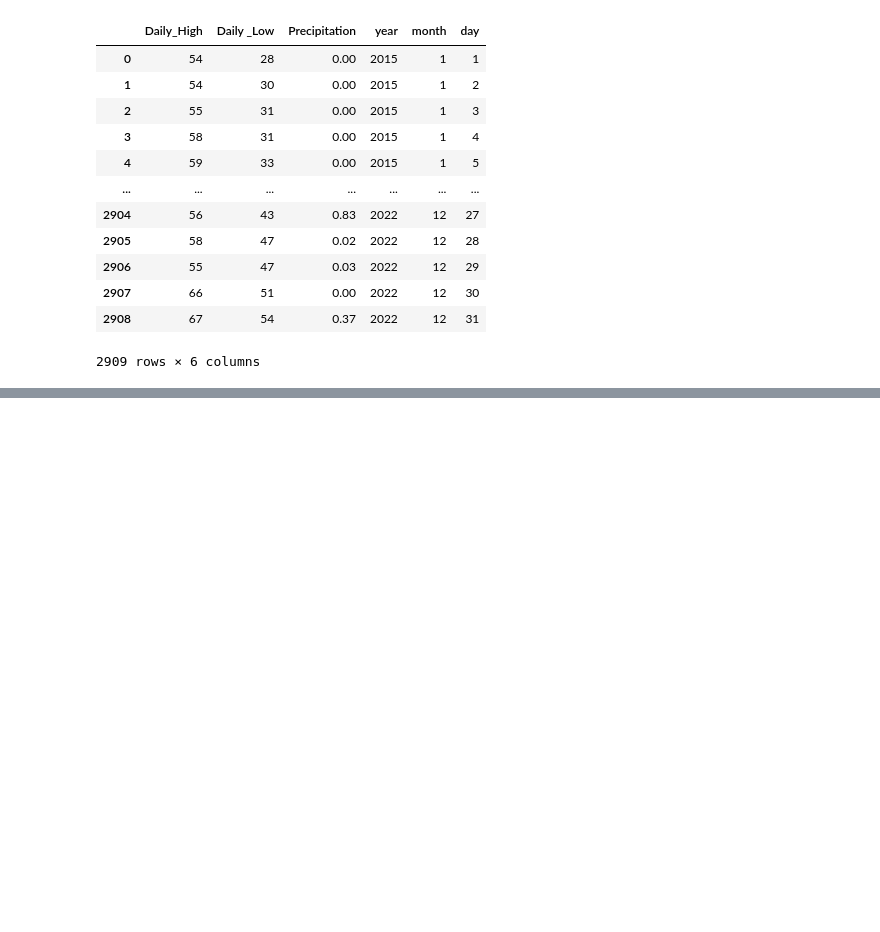
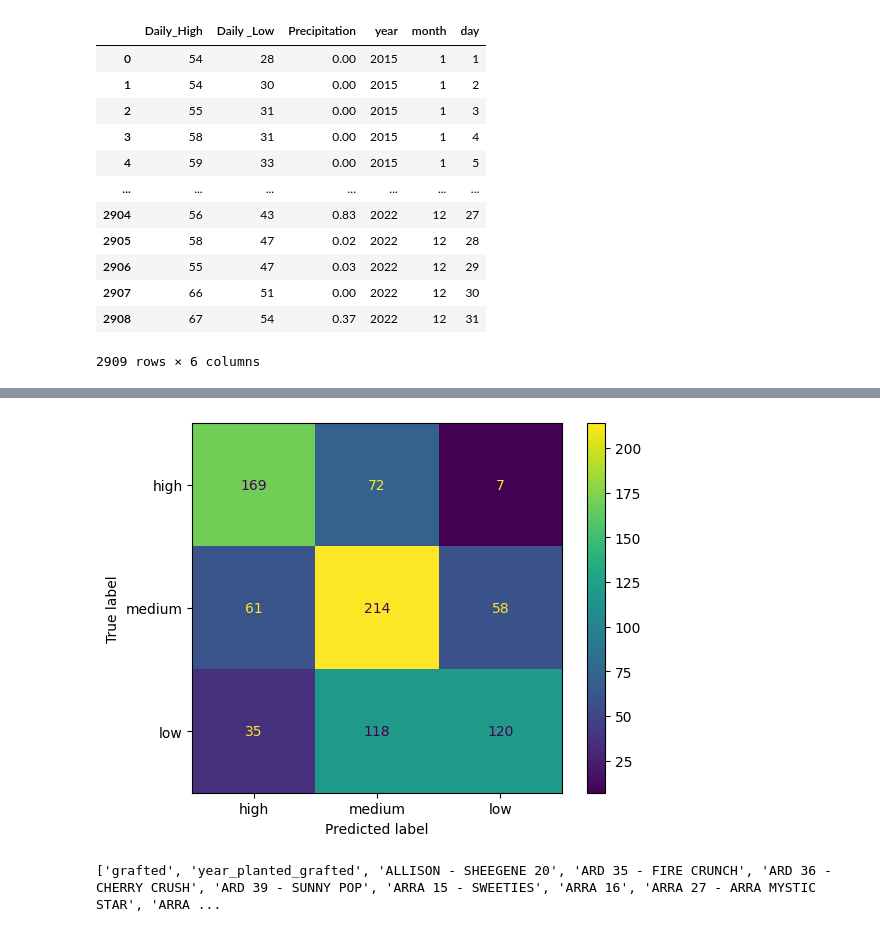
Before and after one commit to COGS118A/Group036-Wi23, a Jupyter notebook: Project (1).ipynb, the cells around one changed output, grey strips where cells are left out. Drawn from its saved outputs; the diff is of its cells as text; code cells hidden in the pictures; blank space fills up the shorter version.

```diff
--- a/Project (1).ipynb
+++ b/Project (1).ipynb
@@ -280,0 +306,11 @@ plt.show()
+# %%
+cm = confusion_matrix(y_test, y_pred, labels=labels)
+disp = ConfusionMatrixDisplay(cm, display_labels=labels)
+disp.plot()
+plt.show()
+# %% [output]
+[figure, added]
+# %%
+print([i for i in merged_df.columns])
+# %% [output]
+['grafted', 'year_planted_grafted', 'ALLISON - SHEEGENE 20', 'ARD 35 - FIRE CRUNCH', 'ARD 36 - CHERRY CRUSH', 'ARD 39 - SUNNY POP', 'ARRA 15 - SWEETIES', 'ARRA 16', 'ARRA 27 - ARRA MYSTIC STAR', 'ARRA ...
```
Also changed, not shown: parts of 10 cells of this notebook, 1 other file.
